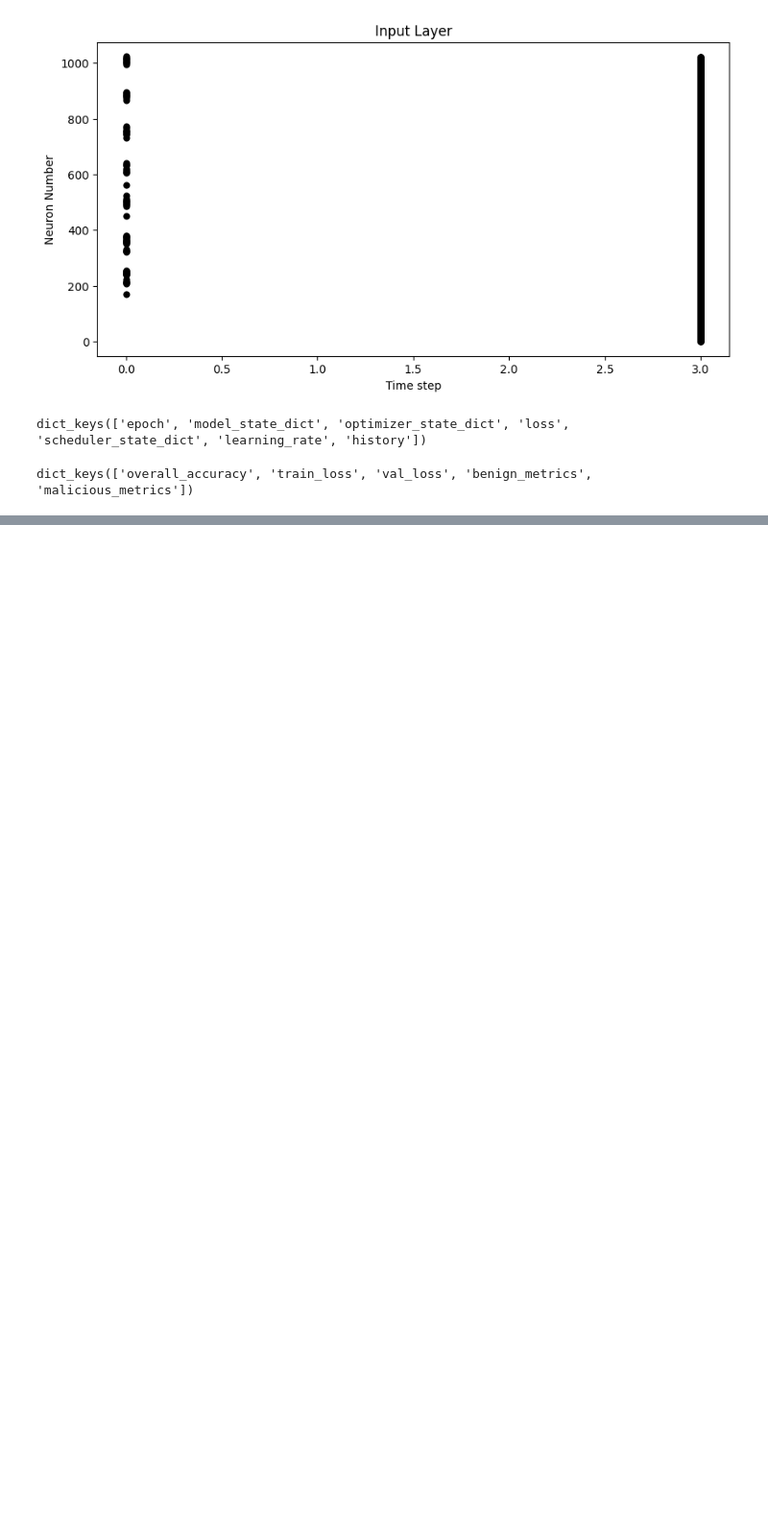
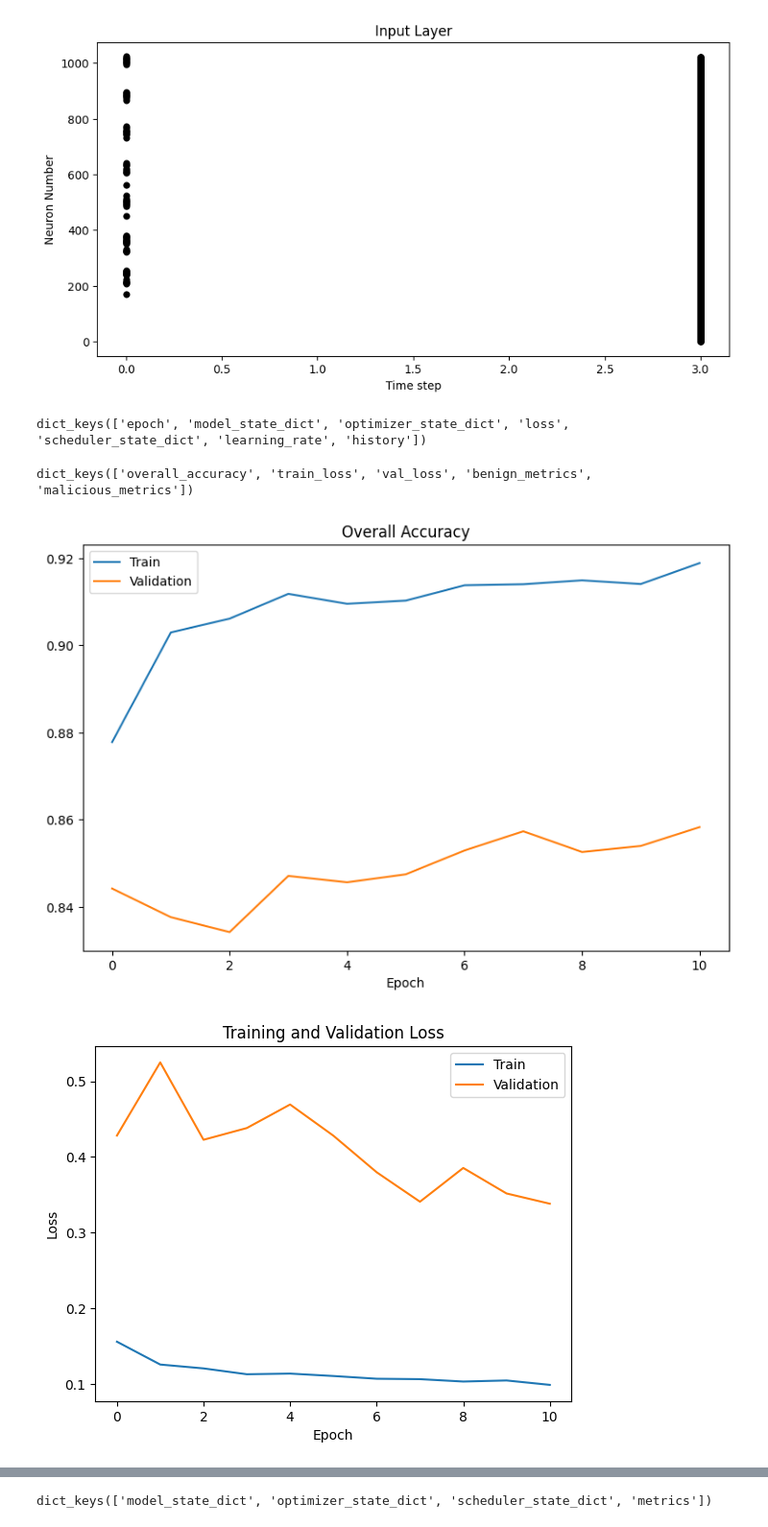
Before and after one commit to druvdub/3yp, a Jupyter notebook: notebooks/inference_tuning_and_visualization/visualization.ipynb, the cells around one changed output, grey strips where cells are left out. Shown: that part at 96% size. Saved outputs shown, nothing was run; the diff lists cells and outputs as text; code cells hidden in the pictures; blank space fills up the shorter version.

```diff
--- a/notebooks/inference_tuning_and_visualization/visualization.ipynb
+++ b/notebooks/inference_tuning_and_visualization/visualization.ipynb
@@ -104,7 +104,7 @@ plt.show()
 # %% [output]
 [figure]
 # %%
-plt.rcParams['animation.ffmpeg_path'] = "C:\\Users\\para_\\AppData\\Local\\Microsoft\\WinGet\\Links\\ffmpeg.exe"
+plt.rcParams['animation.ffmpeg_path'] = "C:/path/ffmpeg.exe"
 # %%
 rate_spike_data_sample = train_dataset_rate[0][0][:,0]
 latency_spike_data_sample = train_dataset_latency[0][0][:,0]
@@ -191,5 +191,3 @@ dict_keys(['epoch', 'model_state_dict', 'optimizer_state_dict', 'loss', 'schedul
 model_metrics["history"].keys()
 # %% [output]
 dict_keys(['overall_accuracy', 'train_loss', 'val_loss', 'benign_metrics', 'malicious_metrics'])
-# %%
-def plot_metrics(values_to_plot: dict, title, x_label, y_label):
@@ -195,0 +318,5 @@ def plot_metrics(values_to_plot: dict, title, x_label, y_label):
+# %%
+plot_metrics(model_metrics["history"])
+# %% [output]
+[figure, added]
+[figure, added]
@@ -195,0 +481,4 @@ def plot_metrics(values_to_plot: dict, title, x_label, y_label):
+# %%
+basic_snn_history.keys()
+# %% [output]
+dict_keys(['model_state_dict', 'optimizer_state_dict', 'scheduler_state_dict', 'metrics'])
```
Also changed, not shown: parts of 5 cells of this notebook, 11 other files.
